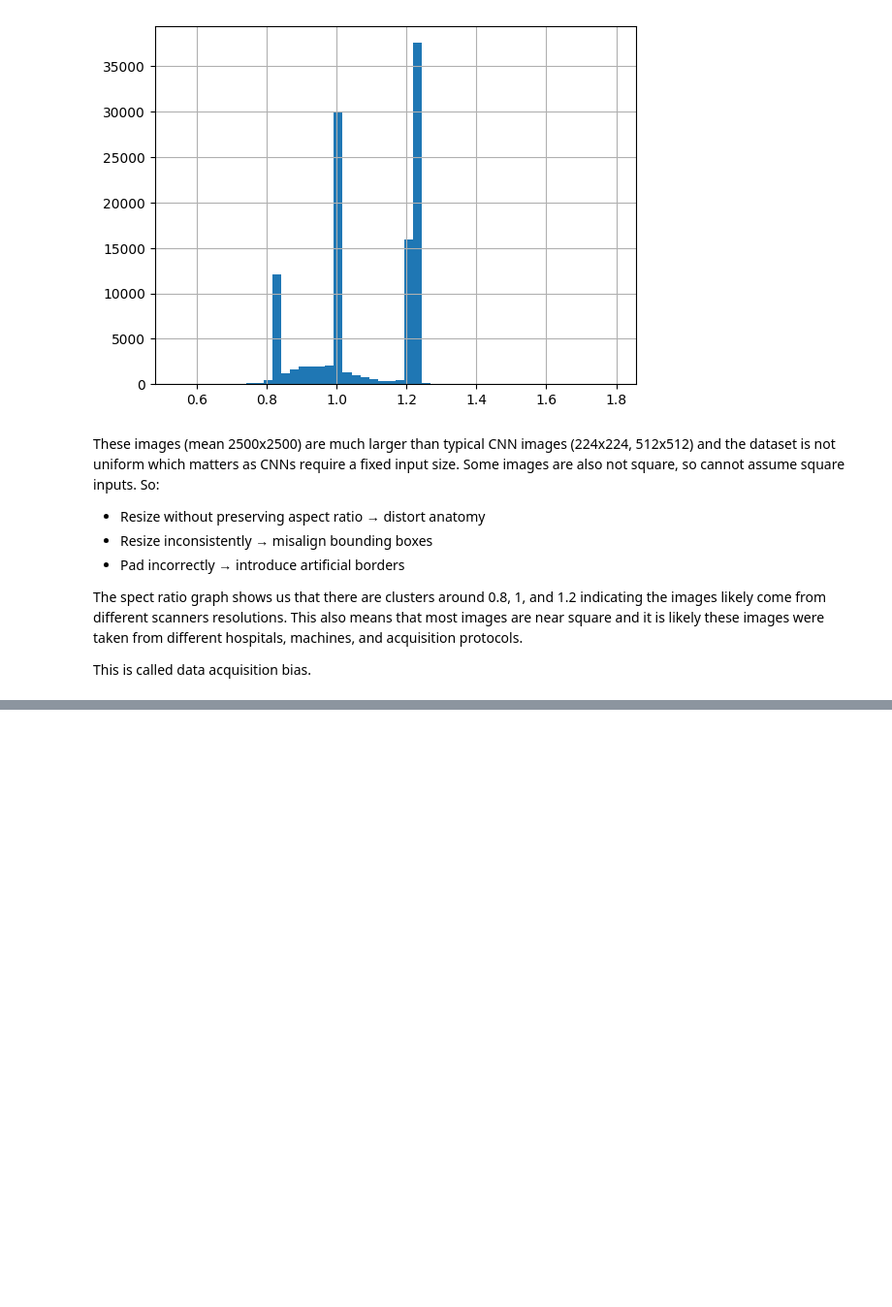
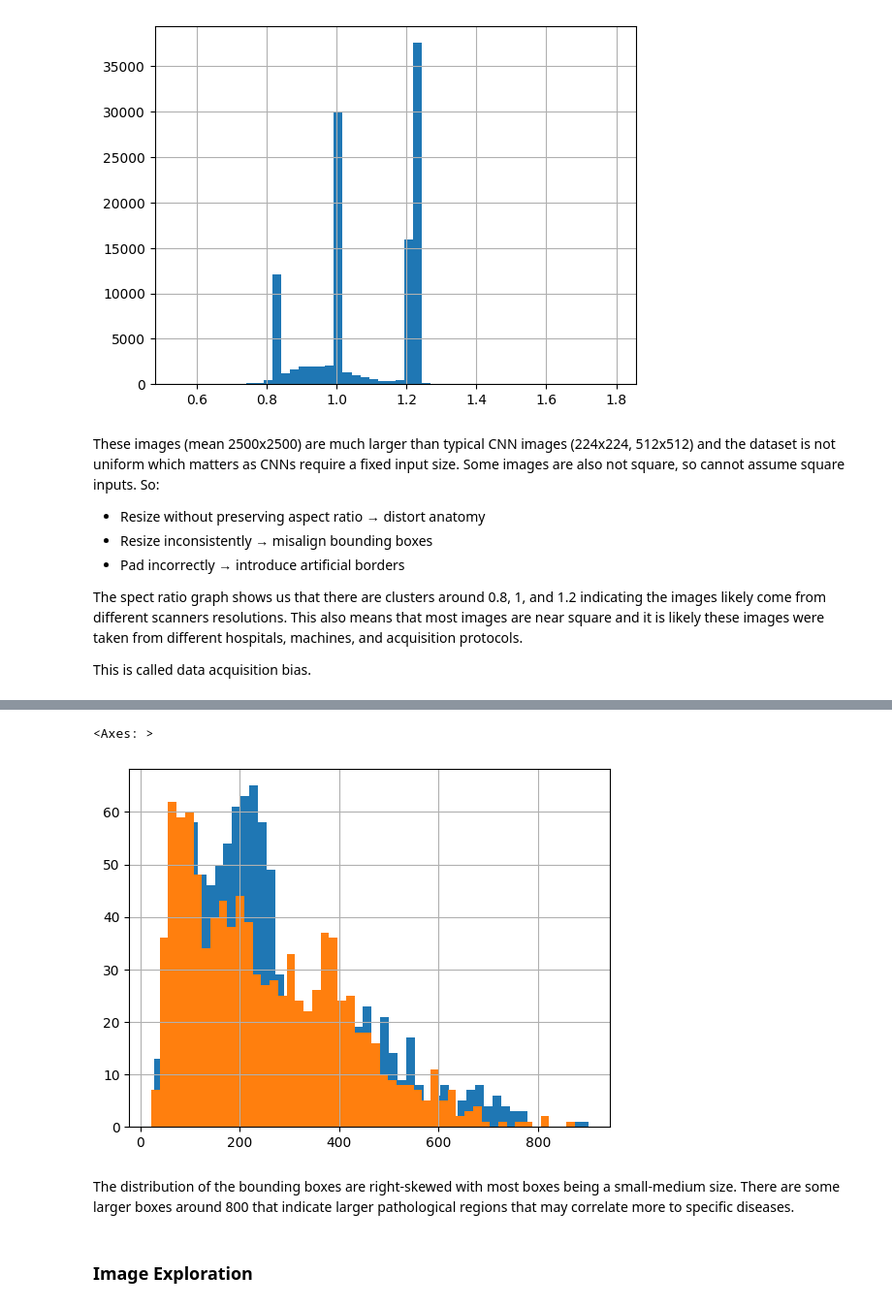
Before and after one commit to AnnaMHarner/Deep-Learning-CV-Final-Project, a Jupyter notebook: Final_Project.ipynb, the cells around one changed output, grey strips where cells are left out. Shown at 97% size. Cells and saved outputs as stored; diff of their text form; code cells hidden in the pictures; blank space fills up the shorter version.

Commit message:
Added bounding box exploration

```diff
--- a/Final_Project.ipynb
+++ b/Final_Project.ipynb
@@ -280,0 +299,5 @@ No missing or duplicated image entries
+# %%
+
+BoundingBox = pd.read_csv('Chest_XRay+Data/BBox_List_2017.csv')
+BoundingBox.head()
+#BoundingBox.shape
@@ -280,0 +315,3 @@ No missing or duplicated image entries
+# %%
+BoundingBox[["Unnamed: 6", "Unnamed: 7", "Unnamed: 8"]].isna().all()
+BoundingBox = BoundingBox.drop(columns=["Unnamed: 6", "Unnamed: 7", "Unnamed: 8"])
@@ -280,0 +355,10 @@ No missing or duplicated image entries
+# %%
+BoundingBox["w"].hist(bins=50)
+BoundingBox["h]"].hist(bins=50)
+# %% [output]
+<Axes: >
+[figure, added]
+# %% [markdown]
+The distribution of the bounding boxes are right-skewed with most boxes being a small-medium size. There are some larger boxes around 800 that indicate larger pathological regions that may correlate more to specific diseases.
+# %% [markdown]
+### Image Exploration
```
Also changed, not shown: parts of 20 cells of this notebook.
